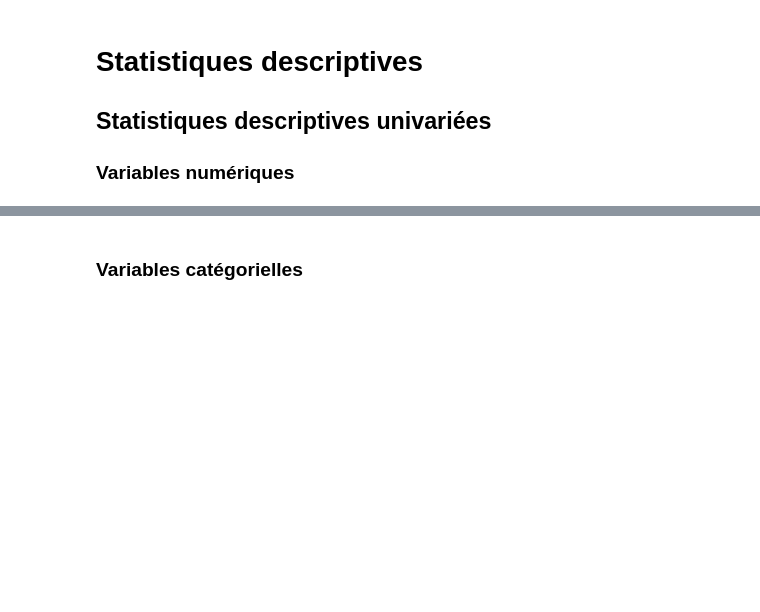
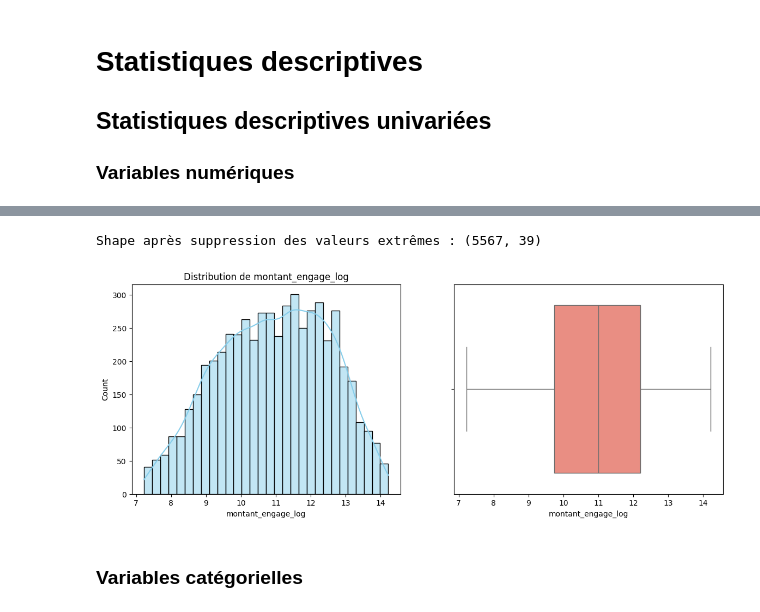
Before and after one commit to Isahrv/projet_methodes_agregations, a Jupyter notebook: code.ipynb, the cells around one changed output, grey strips where cells are left out. Saved outputs shown, nothing was run; the diff lists cells and outputs as text; code cells hidden in the pictures; blank space fills up the shorter version.

```diff
--- a/code.ipynb
+++ b/code.ipynb
@@ -322,2 +533,26 @@ for col in df.select_dtypes('float64').columns:
+# %%
+# Traitement des valeurs extrêmes dans montant_engage
+# Suppression des 1% valeurs les plus élevées et les 1% les plus basses
+lower_bound = df["montant_engage_log"].quantile(0.01)
+upper_bound = df["montant_engage_log"].quantile(0.99)
+df = df[(df["montant_engage_log"] >= lower_bound) & (df["montant_engage_log"] <= upper_bound)]
+print(f"Shape après suppression des valeurs extrêmes : {df.shape}")
+
+# Distribution et valeurs extrêmes après traitement
+for col in ["montant_engage_log"]:
+    fig, axes = plt.subplots(1,2, figsize=(14,5))
+
+    # Histogramme
+    sns.histplot(df[col], bins=30, kde=True, ax=axes[0], color="skyblue")
+    axes[0].set_title(f"Distribution de {col}")
+
+    # Boxplot
+    sns.boxplot(x=df[col], ax=axes[1], color="salmon")
+
+# On passe de 5679 à 5567 lignes après suppression des valeurs extrêmes
+# 112 lignes supprimées
+# %% [output]
+Shape après suppression des valeurs extrêmes : (5567, 39)
+[figure, added]
 # %% [markdown]
 ### Variables catégorielles
```
Also changed, not shown: parts of 24 cells of this notebook.
